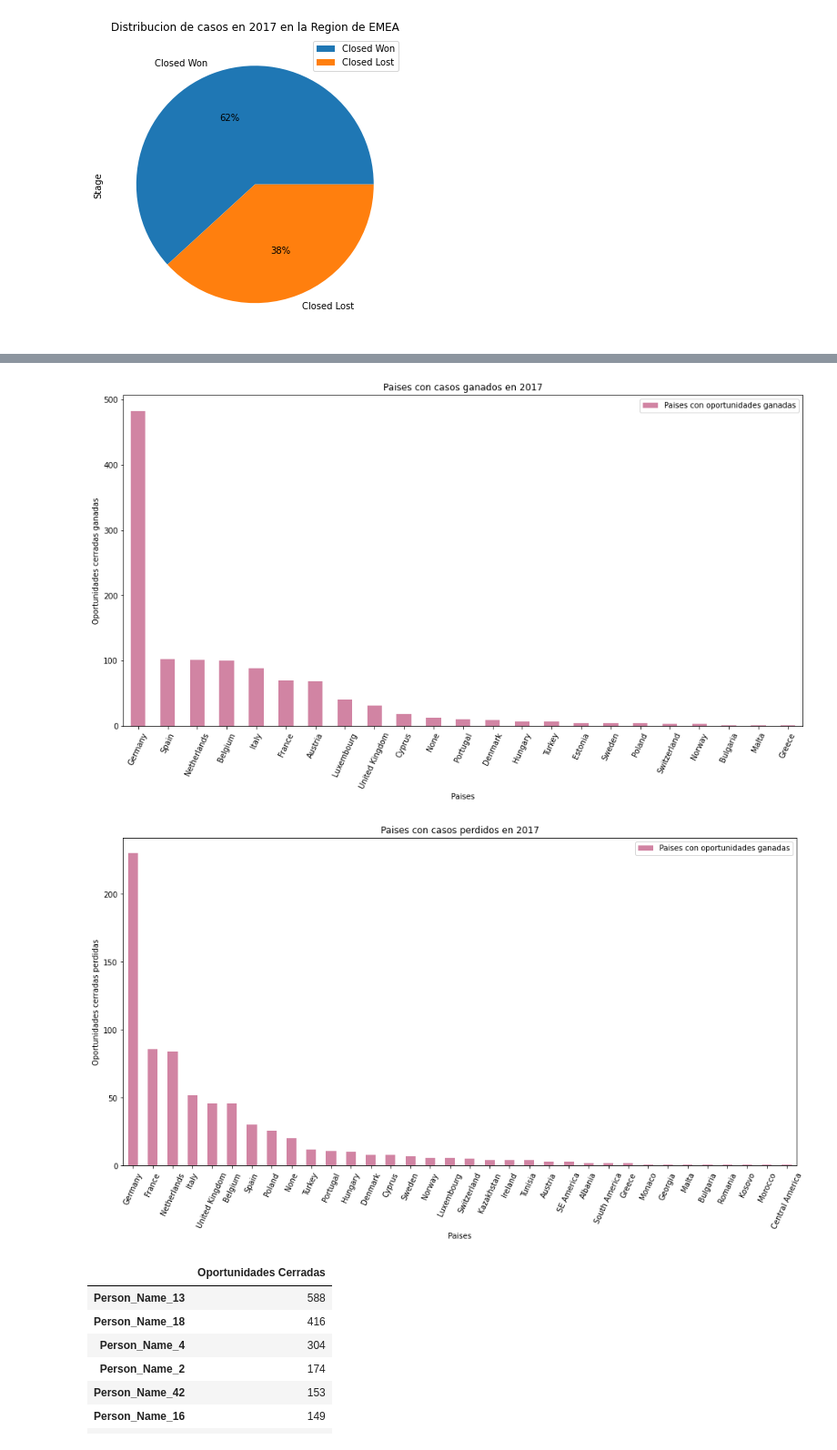
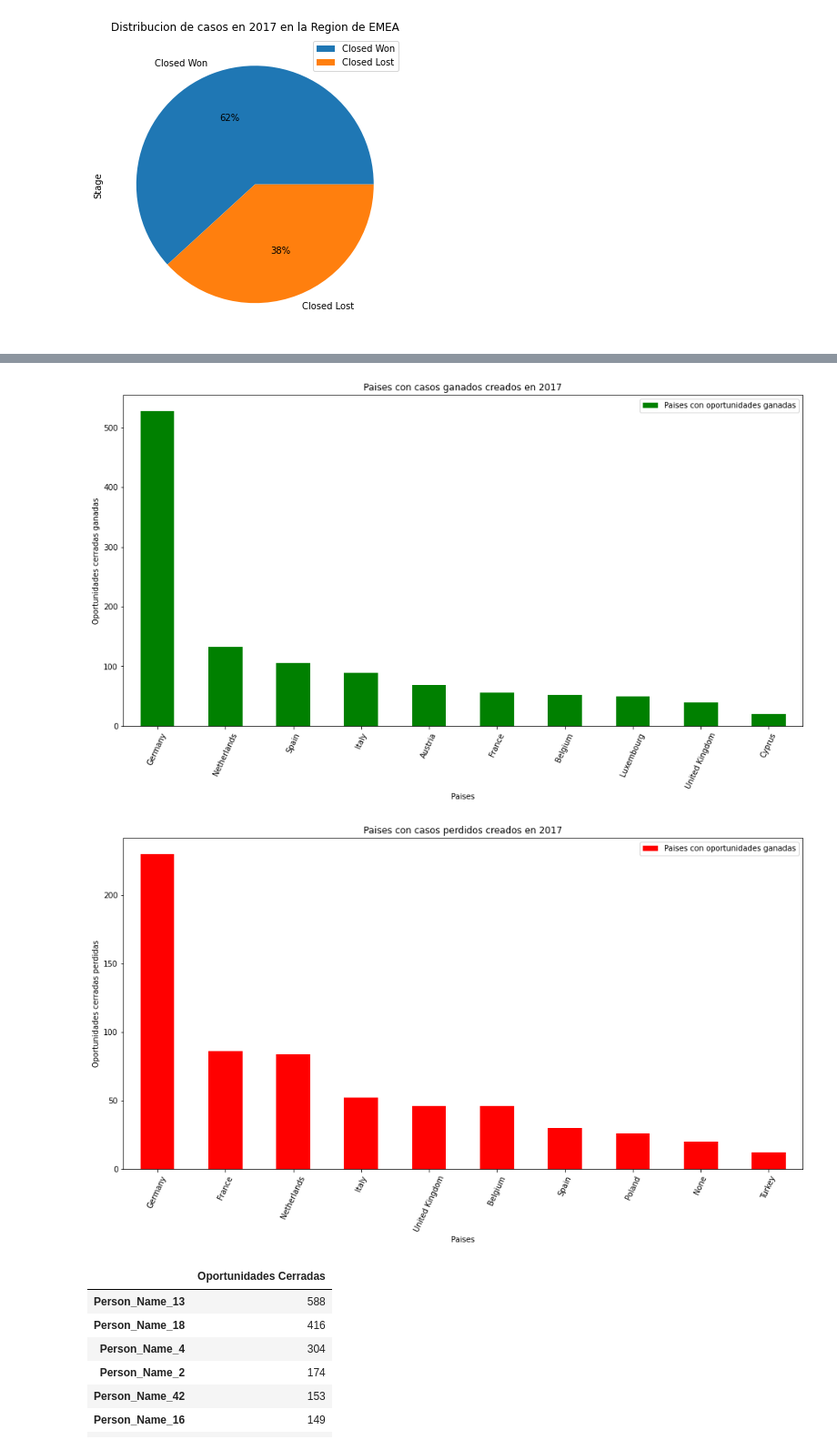
Before and after one commit to Ramaxx95/TP1-Orga-de-Datos, a Jupyter notebook: Visualizaciones/Region_EMEA.ipynb, the cells around one changed output, grey strips where cells are left out. Shown at 91% size. Saved outputs shown, nothing was run; the diff lists cells and outputs as text; code cells hidden in the pictures.

```diff
--- a/Visualizaciones/Region_EMEA.ipynb
+++ b/Visualizaciones/Region_EMEA.ipynb
@@ -213,23 +207,23 @@ plt.show()
 # %%
 anio_2017_ganados = anio_2017[anio_2017.Stage == 'Closed Won']
-grafico_2017_ganados = anio_2017_ganados.Territory.value_counts().to_frame( name = 'Paises con oportunidades ganadas')
-grafico_2017_ganados.plot(kind= 'bar',figsize =(16,8), rot =65, title = 'Paises con casos ganados en 2017', color = (0.7, 0.2, 0.4, 0.6));
+grafico_2017_ganados = anio_2017_ganados.Billing_Country.value_counts().to_frame( name = 'Paises con oportunidades ganadas').nlargest(10, 'Paises con oportunidades ganadas')
+grafico_2017_ganados.plot(kind= 'bar',figsize =(16,8), rot =65, title = 'Paises con casos ganados creados en 2017', color = 'green');
 ax=plt.gca()
 ax.set_ylabel('Oportunidades cerradas ganadas');
 ax.set_xlabel('Paises')
 plt.show()
 # %% [output]
-[figure, old version]
+[figure, new version]
 # %%
 anio_2017_perdidos = anio_2017[anio_2017.Stage == 'Closed Lost']
-grafico_2017_perdidos_pais = anio_2017_perdidos.Territory.value_counts().to_frame( name = 'Paises con oportunidades ganadas')
-grafico_2017_perdidos_pais.plot(kind= 'bar',figsize =(16,8), rot =65, title = 'Paises con casos perdidos en 2017', color = (0.7, 0.2, 0.4, 0.6));
+grafico_2017_perdidos_pais = anio_2017_perdidos.Territory.value_counts().to_frame( name = 'Paises con oportunidades ganadas').nlargest(10, 'Paises con oportunidades ganadas')
+grafico_2017_perdidos_pais.plot(kind= 'bar',figsize =(16,8), rot =65, title = 'Paises con casos perdidos creados en 2017', color = 'red');
 ax=plt.gca()
 ax.set_ylabel('Oportunidades cerradas perdidas');
 ax.set_xlabel('Paises')
 plt.show()
 # %% [output]
-[figure, old version]
+[figure, new version]
 # %%
 anio_2017_vendedores_totales = anio_2017.Account_Owner.value_counts().to_frame(name = 'Oportunidades Cerradas')
 anio_2017_vendedores_totales
```
Also changed, not shown: parts of 4 cells of this notebook.
